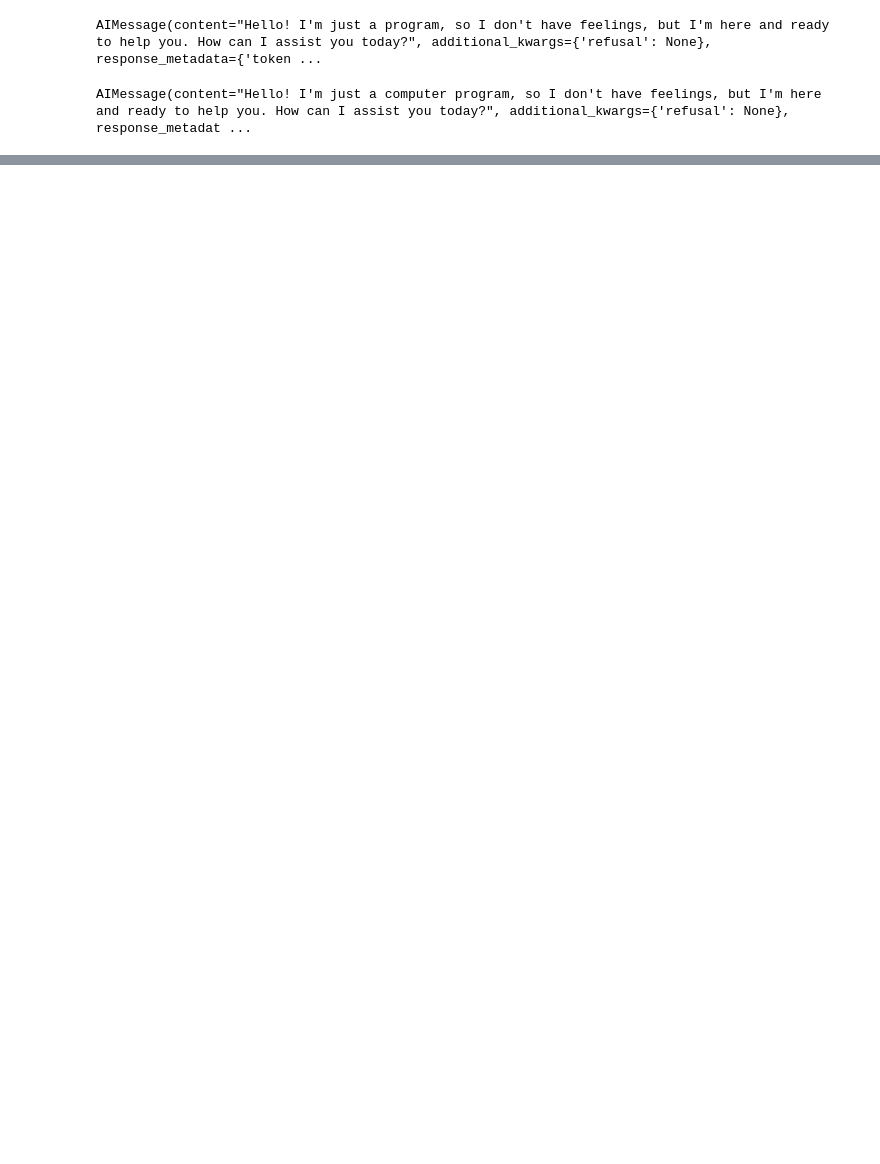
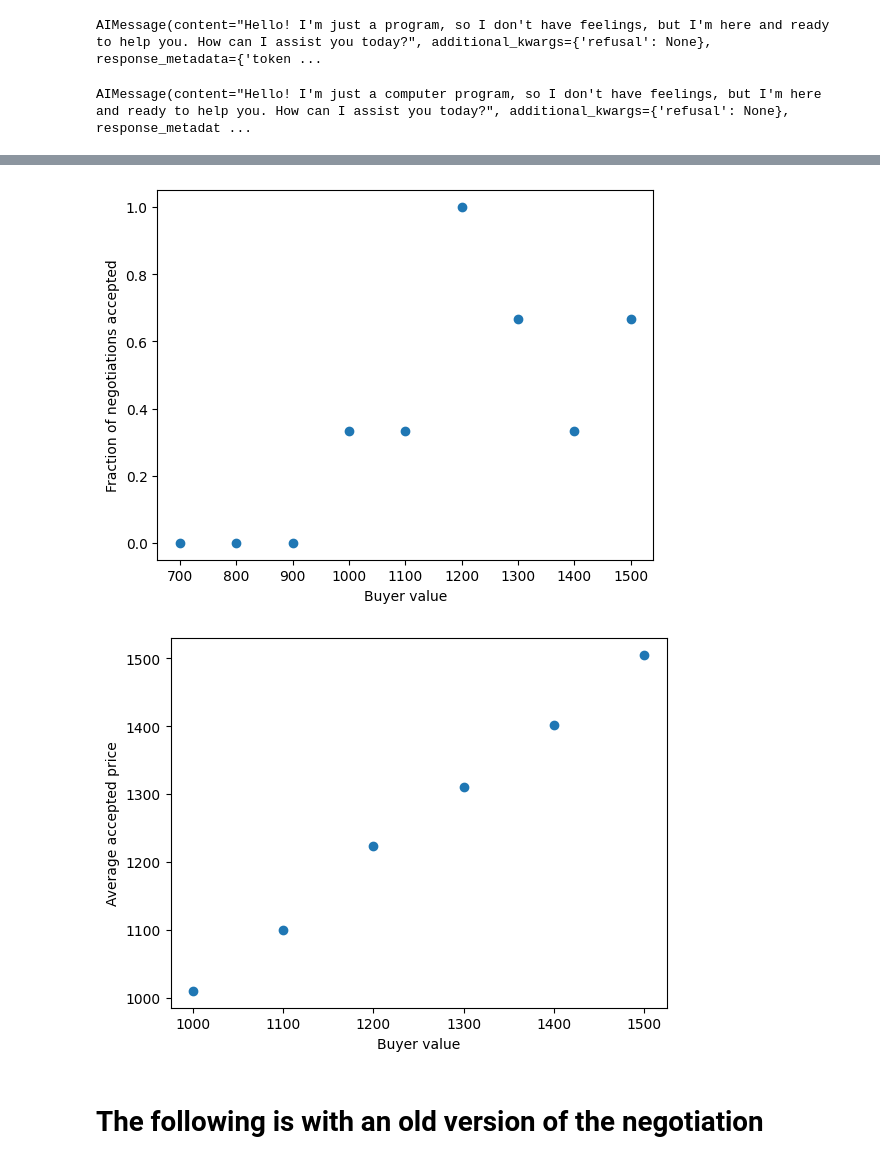
Before and after one commit to peteole/bargaining_llms, a Jupyter notebook: main.ipynb, the cells around one changed output, grey strips where cells are left out. Saved outputs shown, nothing was run; the diff lists cells and outputs as text; code cells hidden in the pictures; blank space fills up the shorter version.

Commit message:
new data

```diff
--- a/main.ipynb
+++ b/main.ipynb
@@ -175,0 +186,5 @@ Buyer: stragegy="The seller's final offer is still above my maximum acceptable p
+# %%
+repeats = 3
+buyer_values = [700, 800, 900,1000,1100,1200,1300,1400,1500]
+seller_value = 1000
+chats = [[run_negotiation(seller_value, buyer_value) for _ in range(repeats)] for buyer_value in buyer_values]
@@ -175,0 +209,31 @@ Buyer: stragegy="The seller's final offer is still above my maximum acceptable p
+# %%
+import pickle
+with open("data/negotiation_chats_impatient_prompt_seller_starts.pkl","wb") as f:
+    pickle.dump(chats,f)
+# %%
+import pickle
+with open("data/negotiation_chats_impatient_prompt_seller_starts.pkl","rb") as f:
+    chats = pickle.load(f)
+# %%
+import matplotlib.pyplot as plt
+import numpy as np
+
+def get_outcome(n: Negotiation)-> Optional[float]:
+    if n.chat[-1][1].response_type == "accept":
+        return n.chat[-2][1].offer
+    return None
+percentages_accepted = [sum([get_outcome(n) is not None for n in chat])/len(chat) for chat in chats]
+average_accepted = [np.mean([get_outcome(n) for n in chat if get_outcome(n) is not None]) for chat in chats]
+plt.scatter(buyer_values, percentages_accepted)
+plt.xlabel("Buyer value")
+plt.ylabel("Fraction of negotiations accepted")
+plt.show()
+plt.scatter(buyer_values, average_accepted)
+plt.xlabel("Buyer value")
+plt.ylabel("Average accepted price")
+plt.show()
+# %% [output]
+[figure, added]
+[figure, added]
+# %% [markdown]
+# The following is with an old version of the negotiation
```
Also changed, not shown: parts of 17 cells of this notebook, 1 other file.
